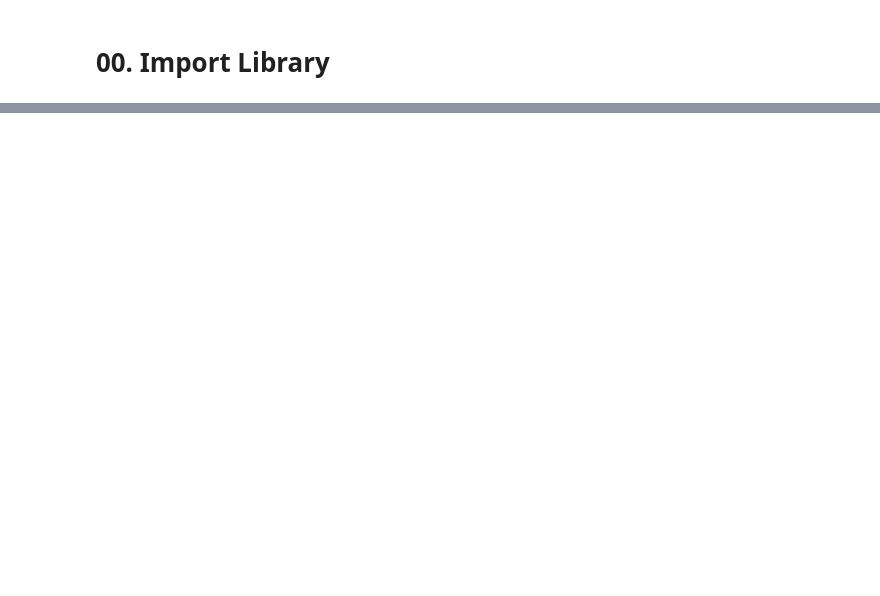
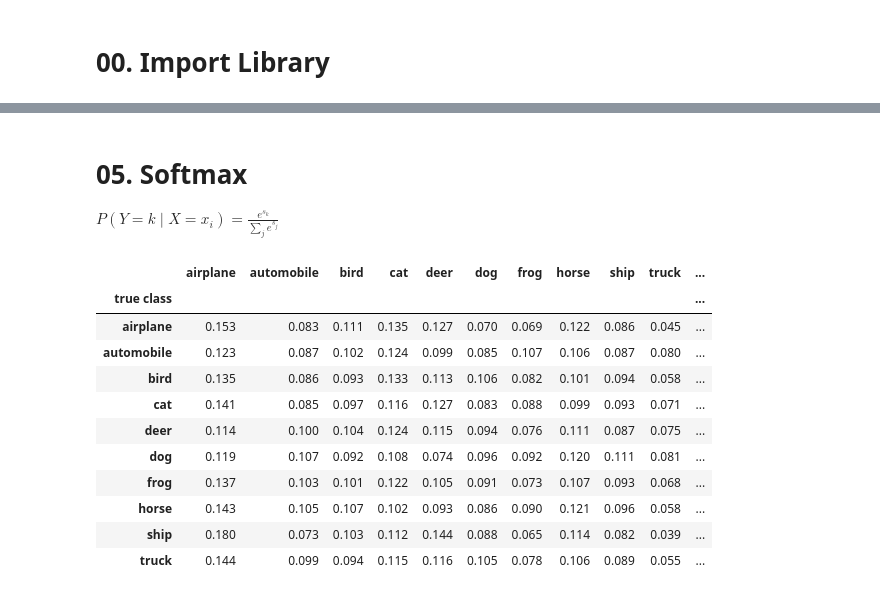
Before and after one commit to ayj9665-wq/2026ComputerVision, a Jupyter notebook: Assignment05/CV_Assignment_05.ipynb, the cells around one changed output, grey strips where cells are left out. Saved outputs shown, nothing was run; the diff lists cells and outputs as text; code cells hidden in the pictures; blank space fills up the shorter version.

```diff
--- a/Assignment05/CV_Assignment_05.ipynb
+++ b/Assignment05/CV_Assignment_05.ipynb
@@ -243,0 +106,24 @@ Softmax : W (10, 3072) , b (10,)
+# %% [markdown]
+# 05. Softmax
+
+$P(Y = k \mid X = x_i) = \frac{e^{s_k}}{\sum_j e^{s_j}}$
+# %%
+exp = np.exp(scores)
+P = exp / exp.sum(axis=1, keepdims=True)   # exp -> normalize
+
+prob = pd.DataFrame(P, columns=CLASSES, index=table.index).round(3)
+prob['sum'] = P.sum(axis=1)
+prob
+# %% [output]
+|  | airplane | automobile | bird | cat | deer | dog | frog | horse | ship | truck | ... |
+| true class |  |  |  |  |  |  |  |  |  |  | ... |
+| airplane | 0.153 | 0.083 | 0.111 | 0.135 | 0.127 | 0.070 | 0.069 | 0.122 | 0.086 | 0.045 | ... |
+| automobile | 0.123 | 0.087 | 0.102 | 0.124 | 0.099 | 0.085 | 0.107 | 0.106 | 0.087 | 0.080 | ... |
+| bird | 0.135 | 0.086 | 0.093 | 0.133 | 0.113 | 0.106 | 0.082 | 0.101 | 0.094 | 0.058 | ... |
+| cat | 0.141 | 0.085 | 0.097 | 0.116 | 0.127 | 0.083 | 0.088 | 0.099 | 0.093 | 0.071 | ... |
+| deer | 0.114 | 0.100 | 0.104 | 0.124 | 0.115 | 0.094 | 0.076 | 0.111 | 0.087 | 0.075 | ... |
+| dog | 0.119 | 0.107 | 0.092 | 0.108 | 0.074 | 0.096 | 0.092 | 0.120 | 0.111 | 0.081 | ... |
+| frog | 0.137 | 0.103 | 0.101 | 0.122 | 0.105 | 0.091 | 0.073 | 0.107 | 0.093 | 0.068 | ... |
+| horse | 0.143 | 0.105 | 0.107 | 0.102 | 0.093 | 0.086 | 0.090 | 0.121 | 0.096 | 0.058 | ... |
+| ship | 0.180 | 0.073 | 0.103 | 0.112 | 0.144 | 0.088 | 0.065 | 0.114 | 0.082 | 0.039 | ... |
+| truck | 0.144 | 0.099 | 0.094 | 0.115 | 0.116 | 0.105 | 0.078 | 0.106 | 0.089 | 0.055 | ... |
```
Also changed, not shown: parts of 45 cells of this notebook, 3 other files.
